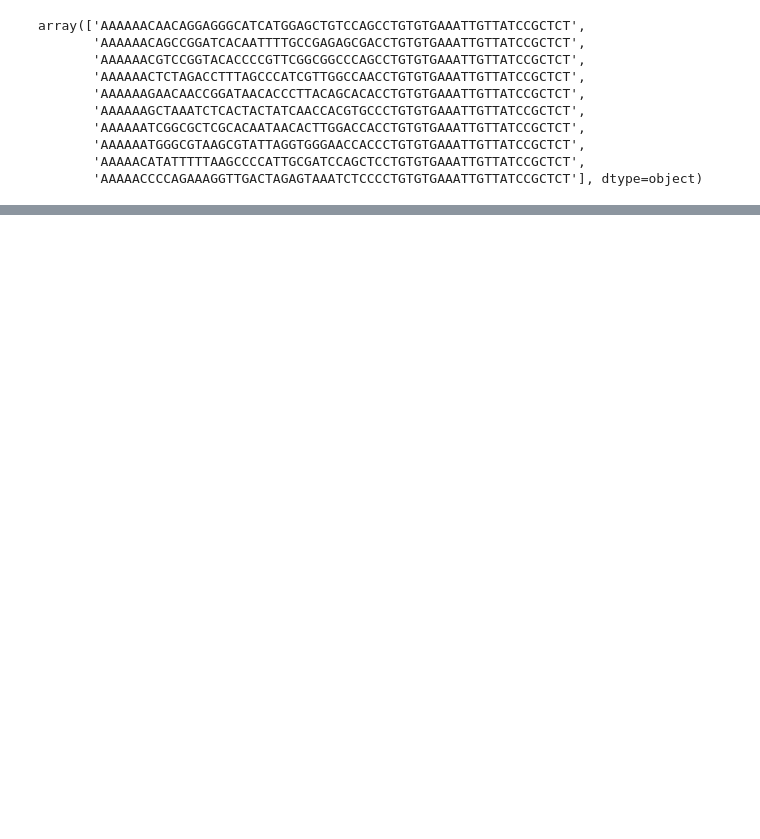
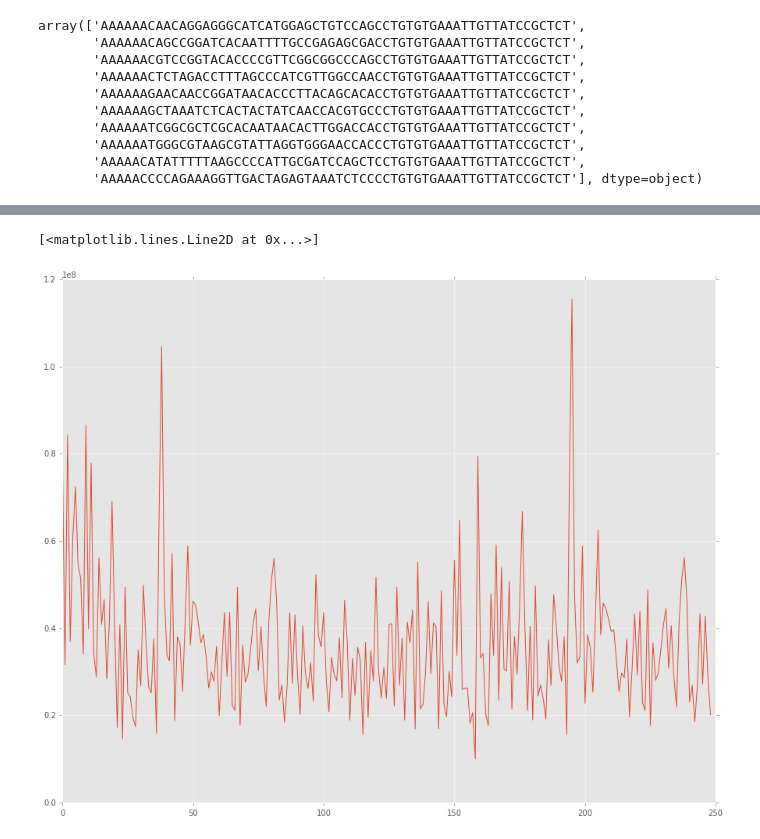
Before and after one commit to Sandeep42/notebooks, a Jupyter notebook: protein_binding_genomics/3.sequential_model.ipynb, the cells around one changed output, grey strips where cells are left out. Cells and saved outputs as stored; diff of their text form; code cells hidden in the pictures; blank space fills up the shorter version.

Commit message:
added training code

```diff
--- a/protein_binding_genomics/3.sequential_model.ipynb
+++ b/protein_binding_genomics/3.sequential_model.ipynb
@@ -244,0 +274,3 @@ def gen_sequences(tokens):
+# %%
+g = gen_minibatch(tokens, labels, 64)
+t, l = next(g)
@@ -244,0 +281,37 @@ def gen_sequences(tokens):
+# %%
+import time
+import math
+
+def timeSince(since):
+    now = time.time()
+    s = now - since
+    m = math.floor(s / 60)
+    s -= m * 60
+    return '%dm %ds' % (m, s)
+# %%
+def train_early_stopping(mini_batch_size, X_train, y_train, char_rnn_model, optimiser,
+                         loss_function, num_minibatches, print_loss_every = 50):
+    start = time.time()
+    loss_full = []
+    loss_epoch = []
+    loss_smooth = []
+    epoch_counter = 0
+    g = gen_minibatch(X_train, y_train, mini_batch_size)
+    for i in xrange(1, num_minibatches + 1):
+        try:
+            tokens, labels = next(g)
+            loss = start_training_data(tokens, labels, char_rnn_model, optimiser, loss_function)
+            loss_full.append(loss)
+            loss_epoch.append(loss)
+            if i % print_loss_every == 0:
+                print 'Loss at %d minibatches, %d epoch,(%s) is %f' %(i, epoch_counter, timeSince(start), np.mean(loss_epoch))
+        except StopIteration:
+            epoch_counter += 1
+            print 'Reached %d epocs' % epoch_counter
+            print 'i %d' % i
+            g = gen_minibatch(X_train, y_train, mini_batch_size)
+            loss_epoch = []
+            accuracy_epoch = []
+    return loss_full
+# %%
+loss_full = train_early_stopping(256, tokens, labels, char_rnn_model, optimiser, loss_function, 1000, print_loss_every= 20)
@@ -244,0 +339,5 @@ def gen_sequences(tokens):
+# %%
+plt.plot(loss_full)
+# %% [output]
+[<matplotlib.lines.Line2D at 0x...>]
+[figure, added]
```
Also changed, not shown: parts of 10 cells of this notebook.
